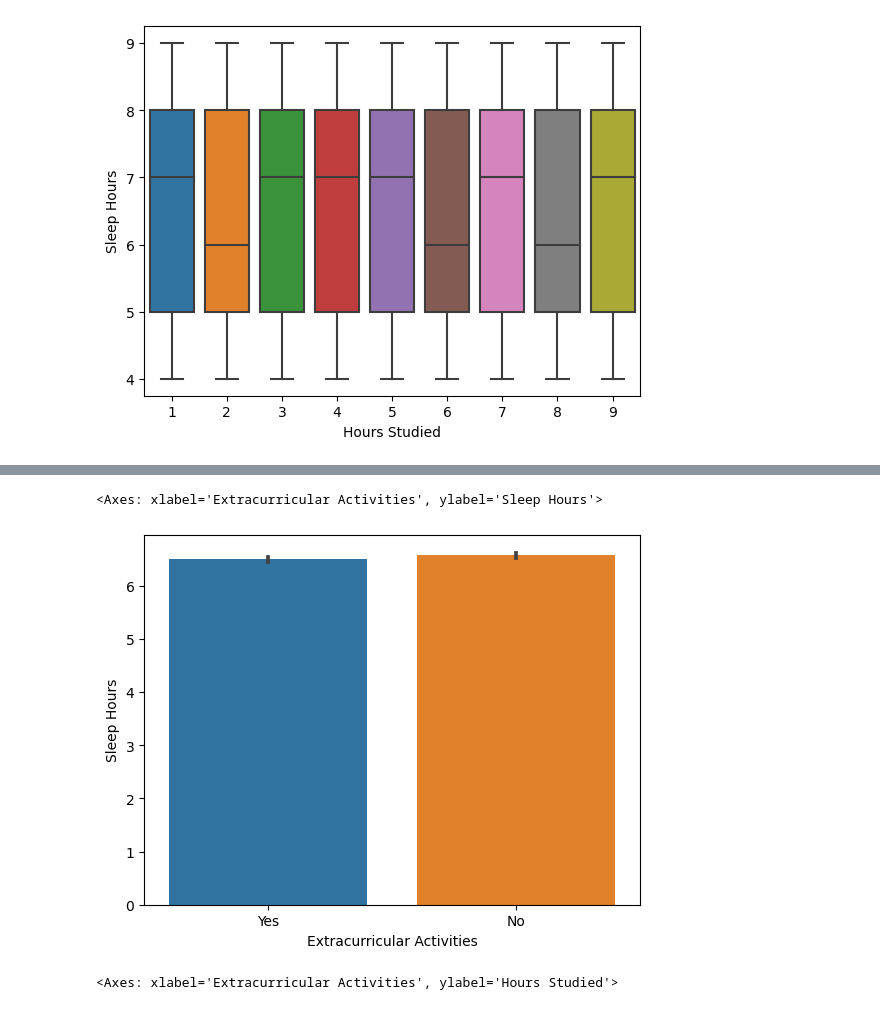
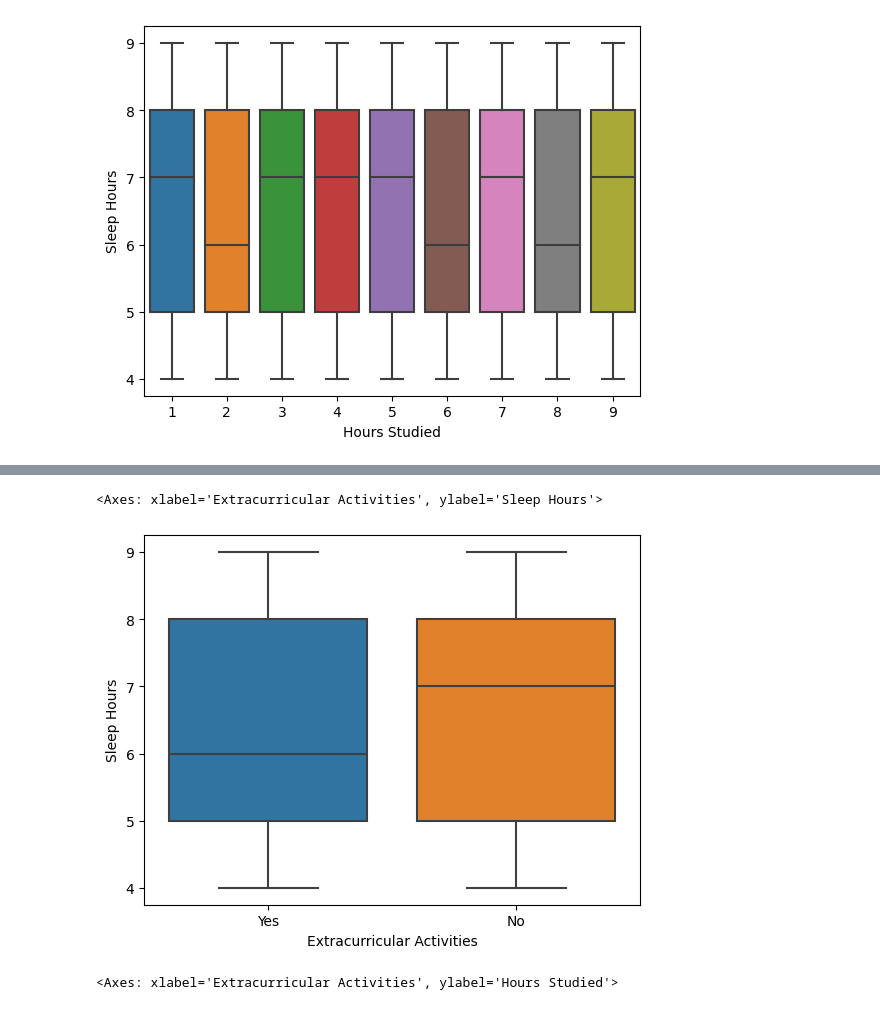
Before and after one commit to life-agrees/student_perfomance_using_Linear_Regression-, a Jupyter notebook: Student_peformance_linearRegression.ipynb, the cells around one changed output, grey strips where cells are left out. Drawn from its saved outputs; the diff is of its cells as text; code cells hidden in the pictures.

```diff
--- a/Student_peformance_linearRegression.ipynb
+++ b/Student_peformance_linearRegression.ipynb
@@ -156,8 +156,8 @@ stud_perf[stud_perf['Extracurricular Activities']== 'Yes']['Sleep Hours'].value_
 # %%
-sns.barplot(data = stud_perf,x = 'Extracurricular Activities',y = 'Sleep Hours')
+sns.boxplot(data = stud_perf,x = 'Extracurricular Activities',y = 'Sleep Hours')
 # %% [output]
 <Axes: xlabel='Extracurricular Activities', ylabel='Sleep Hours'>
-[figure, old version]
+[figure, new version]
 # %%
 sns.barplot(data = stud_perf,x = 'Extracurricular Activities',y = 'Hours Studied')
 # %% [output]
```
Also changed, not shown: parts of 9 cells of this notebook.
